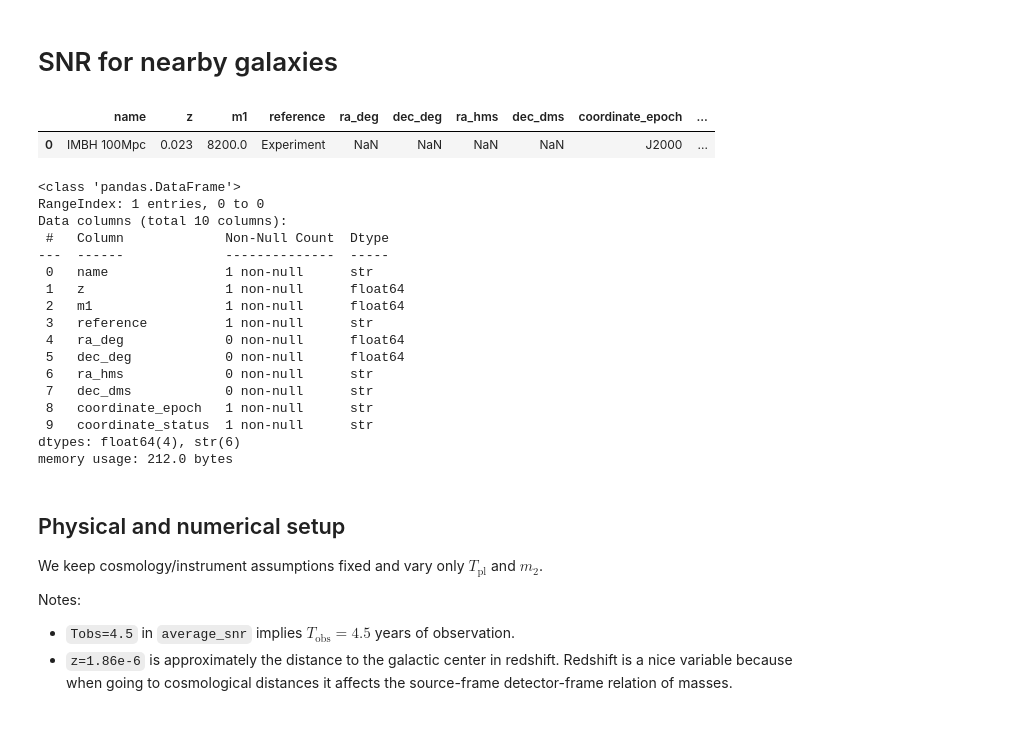
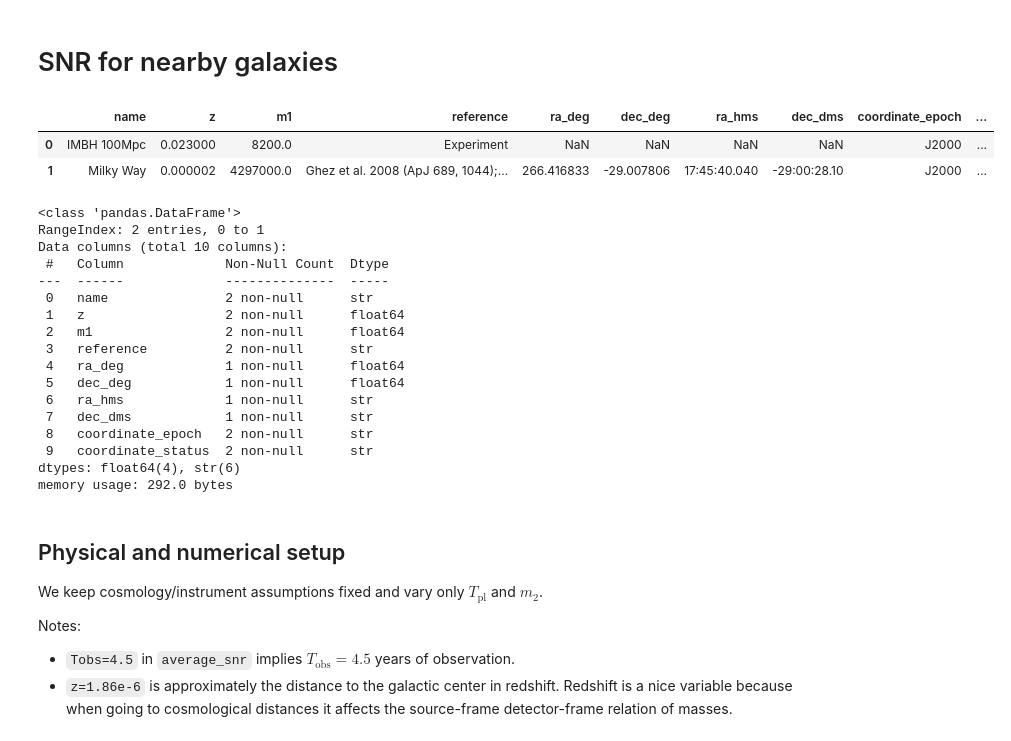
Before and after one commit to nluetzge/EMRI-FoM, a Jupyter notebook: quick_snr/snr_galaxies_generation.ipynb, the cells around one changed output. Cells and saved outputs as stored; diff of their text form; code cells hidden in the pictures.

```diff
--- a/quick_snr/snr_galaxies_generation.ipynb
+++ b/quick_snr/snr_galaxies_generation.ipynb
@@ -3,38 +3,39 @@
 # %%
 import numpy as np
 import pandas as pd
 import matplotlib.pyplot as plt
 
 from snr_average import average_snr, redshift_to_luminosity_distance
 
 plt.rcParams['figure.figsize'] = (8, 5)
 plt.rcParams['axes.grid'] = True
 
 galaxies_bhs_df = pd.read_csv("galaxies_bhs_with_coordinates.csv")
-galaxies_bhs_df = galaxies_bhs_df[0:1]
+galaxies_bhs_df = galaxies_bhs_df[0:2]
 
 display(galaxies_bhs_df.head())
 galaxies_bhs_df.info()
 # %% [output]
 |  | name | z | m1 | reference | ra_deg | dec_deg | ra_hms | dec_dms | coordinate_epoch | ... |
-| 0 | IMBH 100Mpc | 0.023 | 8200.0 | Experiment | NaN | NaN | NaN | NaN | J2000 | ... |
+| 0 | IMBH 100Mpc | 0.023000 | 8200.0 | Experiment | NaN | NaN | NaN | NaN | J2000 | ... |
+| 1 | Milky Way | 0.000002 | 4297000.0 | Ghez et al. 2008 (ApJ 689, 1044);... | 266.416833 | -29.007806 | 17:45:40.040 | -29:00:28.10 | J2000 | ... |
 <class 'pandas.DataFrame'>
-RangeIndex: 1 entries, 0 to 0
+RangeIndex: 2 entries, 0 to 1
 Data columns (total 10 columns):
  #   Column             Non-Null Count  Dtype
 ---  ------             --------------  -----
- 0   name               1 non-null      str
- 1   z                  1 non-null      float64
- 2   m1                 1 non-null      float64
- 3   reference          1 non-null      str
- 4   ra_deg             0 non-null      float64
- 5   dec_deg            0 non-null      float64
- 6   ra_hms             0 non-null      str
- 7   dec_dms            0 non-null      str
- 8   coordinate_epoch   1 non-null      str
- 9   coordinate_status  1 non-null      str
+ 0   name               2 non-null      str
+ 1   z                  2 non-null      float64
+ 2   m1                 2 non-null      float64
+ 3   reference          2 non-null      str
+ 4   ra_deg             1 non-null      float64
+ 5   dec_deg            1 non-null      float64
+ 6   ra_hms             1 non-null      str
+ 7   dec_dms            1 non-null      str
+ 8   coordinate_epoch   2 non-null      str
+ 9   coordinate_status  2 non-null      str
 dtypes: float64(4), str(6)
-memory usage: 212.0 bytes
+memory usage: 292.0 bytes
 # %% [markdown]
 ## Physical and numerical setup
 
```
Also changed, not shown: parts of 3 cells of this notebook, 1 other file.
